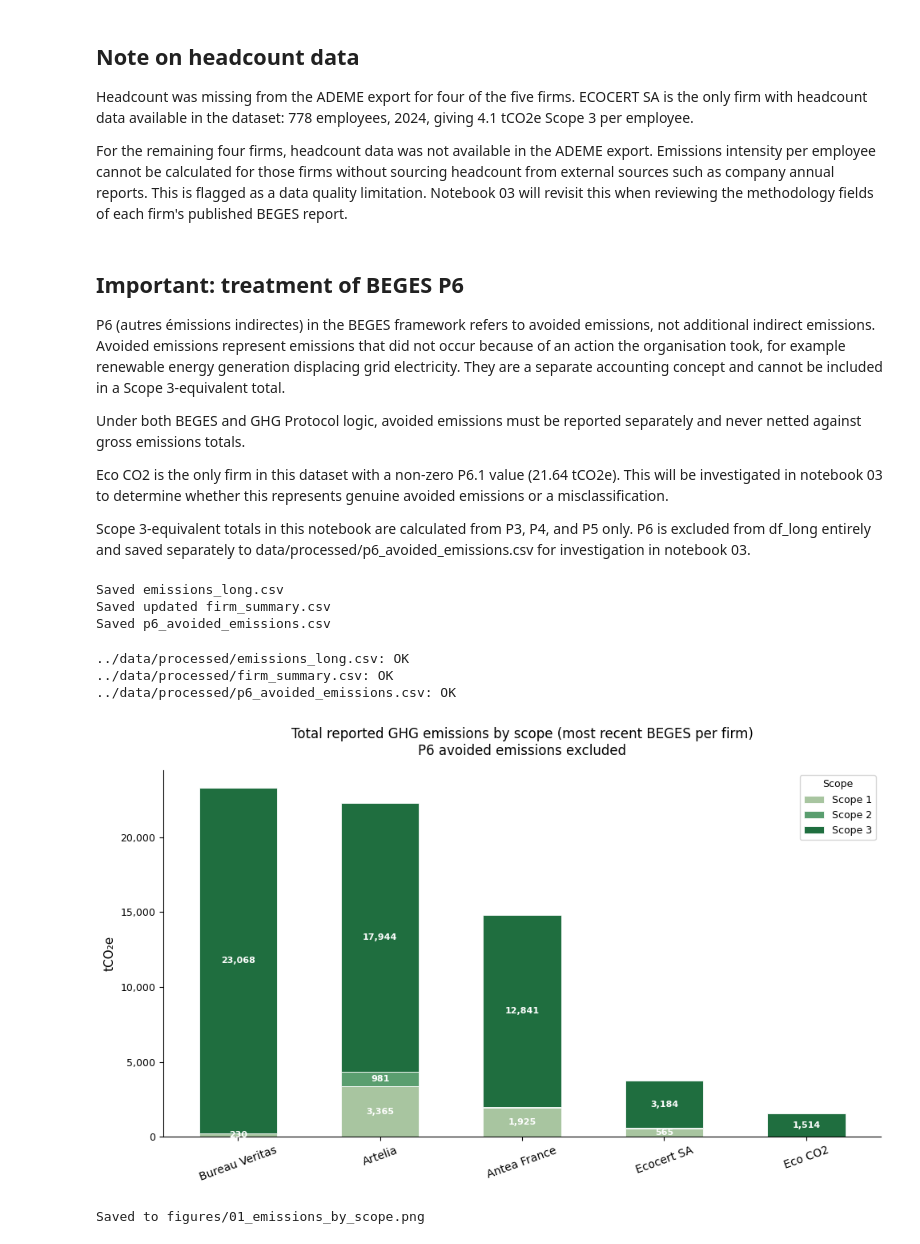
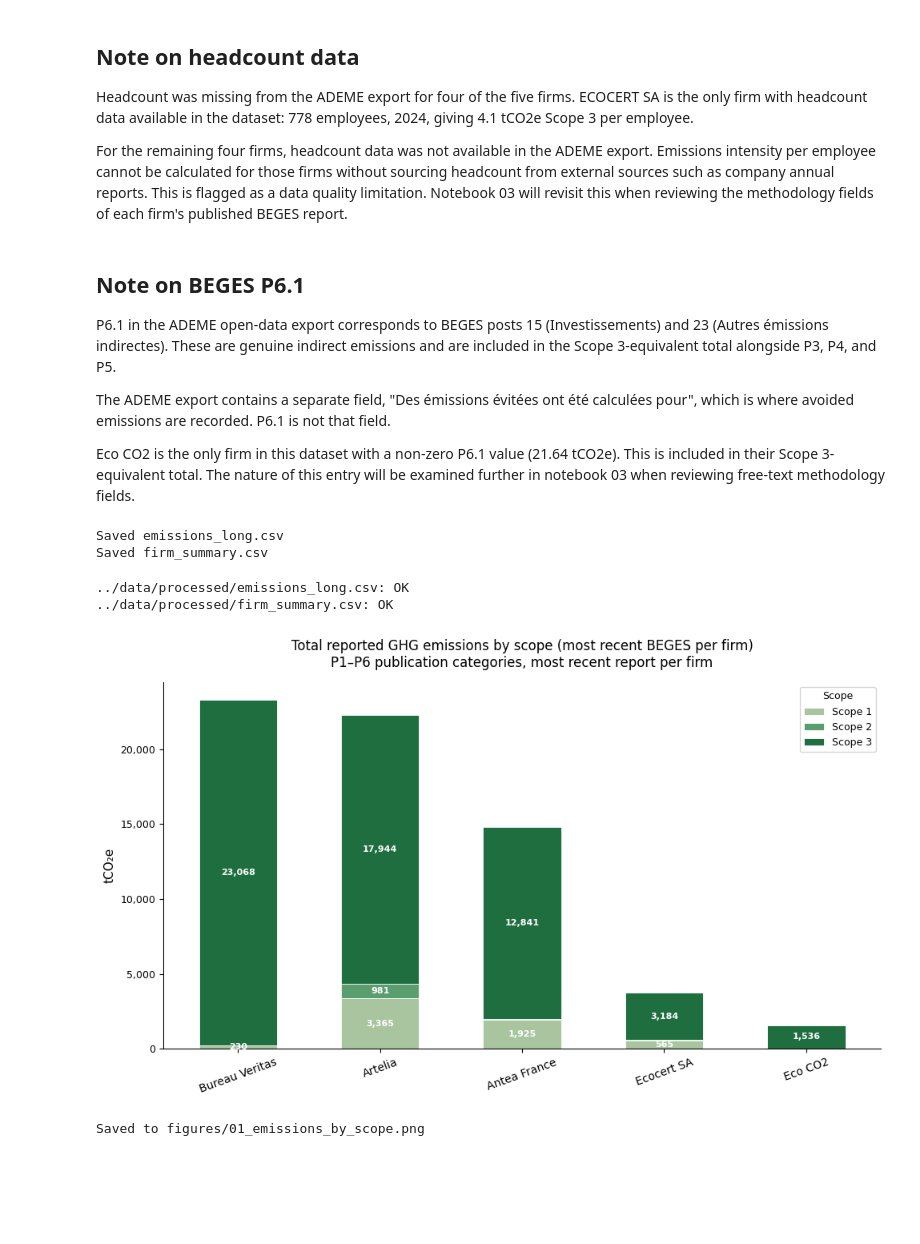
Before and after one commit to ecmccallum/bilan-critique, a Jupyter notebook: notebooks/01_emissions_extraction.ipynb, the cells around one changed output. Cells and saved outputs as stored; diff of their text form; code cells hidden in the pictures; blank space fills up the shorter version.

```diff
--- a/notebooks/01_emissions_extraction.ipynb
+++ b/notebooks/01_emissions_extraction.ipynb
@@ -229,12 +229,5 @@ df_long = df_emissions.melt(
 
 print(f"Rows in long format: {len(df_long)}")
 df_long.head(10)
-
-# Separate P6 avoided emissions before any further analysis
-df_p6 = df_long[df_long["beges_category"] == "P6.1"].copy()
-df_long = df_long[df_long["beges_category"] != "P6.1"].copy()
-
-print(f"Rows after P6 separation: {len(df_long)}")
-print(f"P6 rows stored separately: {len(df_p6)}")
 # %% [output]
 Rows in long format: 110
@@ -253,7 +255,7 @@ scope_map = {
     "P4.4": "Scope 3", "P4.5": "Scope 3",
     "P5.1": "Scope 3", "P5.2": "Scope 3", "P5.3": "Scope 3",
     "P5.4": "Scope 3",
-    "P6.1": "Avoided emissions"
+    "P6.1": "Scope 3"
 }
 
 # Add mandatory vs recommended flag
@@ -267,7 +269,7 @@ mandatory_map = {
     "P4.4": "Recommended", "P4.5": "Recommended",
     "P5.1": "Recommended", "P5.2": "Recommended", "P5.3": "Recommended",
     "P5.4": "Recommended",
-    "P6.1": "Not applicable"
+    "P6.1": "Recommended"
 }
 
 df_long["scope"] = df_long["beges_category"].map(scope_map)
@@ -376,52 +378,37 @@ sourcing headcount from external sources such as company annual reports.
 This is flagged as a data quality limitation. Notebook 03 will revisit this
 when reviewing the methodology fields of each firm's published BEGES report.
 # %% [markdown]
-## Important: treatment of BEGES P6
+## Note on BEGES P6.1
 
-P6 (autres émissions indirectes) in the BEGES framework refers to avoided emissions,
-not additional indirect emissions. Avoided emissions represent emissions that did not
-occur because of an action the organisation took, for example renewable energy generation
-displacing grid electricity. They are a separate accounting concept and cannot be
-included in a Scope 3-equivalent total.
+P6.1 in the ADEME open-data export corresponds to BEGES posts 15 (Investissements)
+and 23 (Autres émissions indirectes). These are genuine indirect emissions and are
+included in the Scope 3-equivalent total alongside P3, P4, and P5.
 
-Under both BEGES and GHG Protocol logic, avoided emissions must be reported separately
-and never netted against gross emissions totals.
+The ADEME export contains a separate field, "Des émissions évitées ont été calculées
+pour", which is where avoided emissions are recorded. P6.1 is not that field.
 
 Eco CO2 is the only firm in this dataset with a non-zero P6.1 value (21.64 tCO2e).
-This will be investigated in notebook 03 to determine whether this represents
-genuine avoided emissions or a misclassification.
-
-Scope 3-equivalent totals in this notebook are calculated from P3, P4, and P5 only.
-P6 is excluded from df_long entirely and saved separately to
-data/processed/p6_avoided_emissions.csv for investigation in notebook 03.
+This is included in their Scope 3-equivalent total. The nature of this entry will be
+examined further in notebook 03 when reviewing free-text methodology fields.
 # %%
-# Save clean long format dataframe (P6 already excluded)
+# Save long format dataframe (all 22 emission categories including P6.1)
 df_long.to_csv("../data/processed/emissions_long.csv", index=False)
 print("Saved emissions_long.csv")
 
 # Save corrected firm summary
 firm_summary.to_csv("../data/processed/firm_summary.csv", index=False)
 
-# Save P6 separately for reference in notebook 03
-# Rename tco2e column to make the CSV self-explanatory
-df_p6_save = df_p6[["Raison sociale", "Année de reporting", "tco2e"]].rename(
-    columns={"tco2e": "p6_avoided_emissions"}
-)
-df_p6_save.to_csv("../data/processed/p6_avoided_emissions.csv", index=False)
 
-print("Saved updated firm_summary.csv")
-print("Saved p6_avoided_emissions.csv")
+print("Saved firm_summary.csv")
 # %% [output]
 Saved emissions_long.csv
-Saved updated firm_summary.csv
-Saved p6_avoided_emissions.csv
+Saved firm_summary.csv
 # %%
 import os
 
 files = [
     "../data/processed/emissions_long.csv",
-    "../data/processed/firm_summary.csv",
-    "../data/processed/p6_avoided_emissions.csv"
+    "../data/processed/firm_summary.csv"
 ]
 
 for f in files:
@@ -430,13 +417,12 @@ for f in files:
 # %% [output]
 ../data/processed/emissions_long.csv: OK
 ../data/processed/firm_summary.csv: OK
-../data/processed/p6_avoided_emissions.csv: OK
 # %%
 import matplotlib.pyplot as plt
 import matplotlib.ticker as mticker
 
 # Build pivot table for stacked bar: firms as rows, scopes as columns
-# Use df_long, but exclude P6 from Scope 3 (it's avoided emissions, not a real emission)
+# P6.1 is included as Scope 3-equivalent (posts 15 and 23: investments and other indirect emissions)
 
 pivot = df_long.groupby(["Raison sociale", "scope"])["tco2e"].sum().unstack("scope")
 
@@ -477,7 +463,7 @@ ax.set_xlabel("")
 ax.set_ylabel("tCO₂e", fontsize=11)
 ax.set_title(
     "Total reported GHG emissions by scope (most recent BEGES per firm)\n"
-    "P6 avoided emissions excluded",
+    "P1–P6 publication categories, most recent report per firm",
     fontsize=12,
     pad=14,
 )
@@ -492,34 +478,34 @@ for bar_group in ax.containers:
         if h > 100:
             ax.text(
                 bar.get_x() + bar.get_width() / 2,
                 bar.get_y() + h / 2,
                 f"{h:,.0f}",
                 ha="center",
                 va="center",
                 fontsize=8,
                 color="white",
                 fontweight="bold",
             )
 
 # Legend
 ax.legend(
     title="Scope",
     loc="upper right",
     framealpha=0.8,
     fontsize=9,
     title_fontsize=9,
 )
 
 ax.spines[["top", "right"]].set_visible(False)
 
 plt.tight_layout()
 import os
 os.makedirs("../figures", exist_ok=True)
 plt.savefig("../figures/01_emissions_by_scope.png", dpi=150, bbox_inches="tight")
 plt.show()
 print("Saved to figures/01_emissions_by_scope.png")
 # %% [output]
-[figure, old version]
+[figure, new version]
 Saved to figures/01_emissions_by_scope.png
 # %% [markdown]
 ## Findings: emissions by scope across five firms
```
Also changed, not shown: parts of 8 cells of this notebook, 2 other files.
